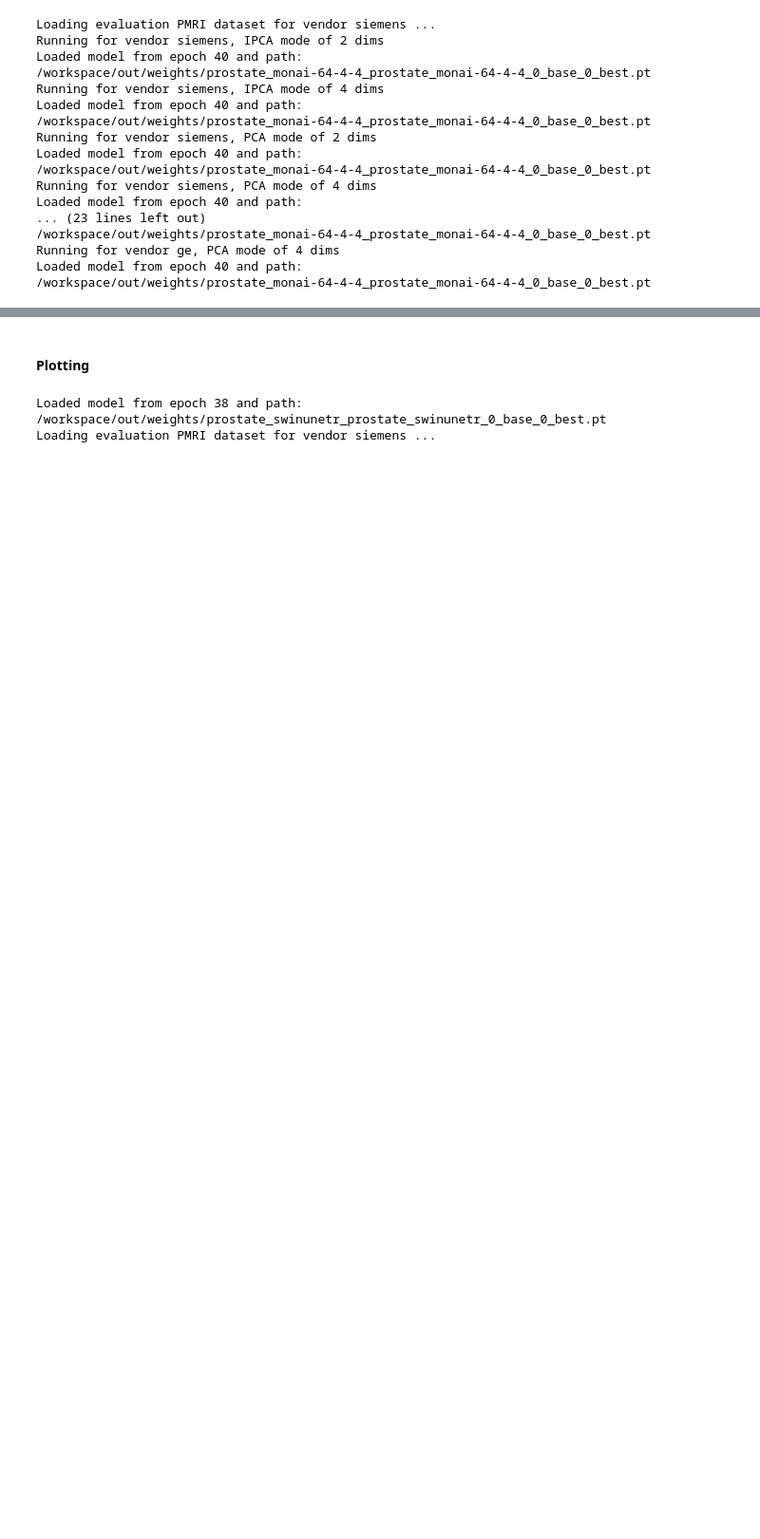
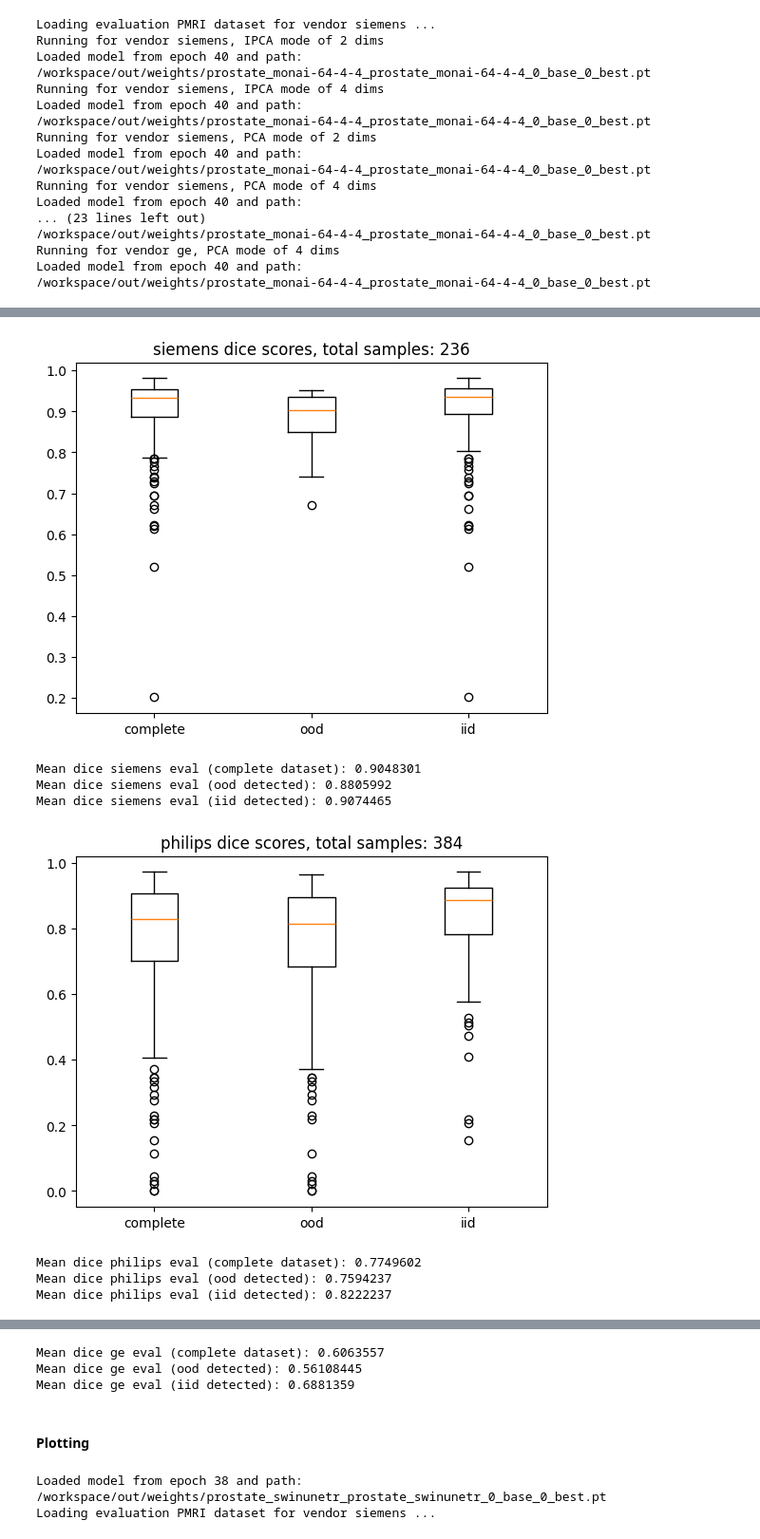
Before and after one commit to sgomezru/DSSQ, a Jupyter notebook: notebooks/explore.ipynb, the cells around one changed output, grey strips where cells are left out. Shown at 95% size. Cells and saved outputs as stored; diff of their text form; code cells hidden in the pictures; blank space fills up the shorter version.

Commit message:
Outline and some eval

```diff
--- a/notebooks/explore.ipynb
+++ b/notebooks/explore.ipynb
@@ -56,7 +57,8 @@ if unet_name != 'swinunetr': layer_names = [f'model.{"1.submodule." * i}0.conv'
 train_vendors = ['siemens']
 test_vendors = ['siemens', 'philips', 'ge']
 dim_red_modes = ['IPCA', 'PCA']
-th_values = [0.8, 0.85, 0.9, 0.95]
+# th_values = [0.8, 0.85, 0.9, 0.95]
+th_values = [0.9, 0.95]
 # %%
 def plot_batch(dataset, model, num_images=9, title=None):
     assert 0 < num_images <= 9
@@ -130,6 +132,7 @@ def eval_pmri_set(model, dataloader, eval_metrics):
 
 @torch.no_grad()
 def eval_pmri_ood(cfg, model, dataset):
+    model.empty_data()
     model.eval()
     dice_scores = []
     dm = DiceMetric(ignore_empty=True, include_background=False)
@@ -148,6 +151,9 @@ def eval_pmri_ood(cfg, model, dataset):
         batch_dices = dm(seg_mask, target).detach().cpu()
         dice_scores.append(batch_dices)
 
+    for adapter in model.adapters:
+        ret[f'{adapter.swivel}_mahal_dist'] = adapter.distances
+
     dice_scores = torch.cat(dice_scores, dim=0)
     ret['dice_scores'] = dice_scores.detach().cpu()
     return ret
@@ -192,0 +213,6 @@ for vendor in train_vendors:
+# %%
+op_mode = '2_IPCA'
+layer = layer_names[0]
+th = 0.9
+dices = outputs[op_mode][th]['dice_scores'].numpy()
+mahalanobis_distances = torch.cat(outputs[op_mode][th][f'{layer}_mahal_dist']).unsqueeze(1).numpy()
@@ -233,12 +264,19 @@ Running for vendor ge, PCA mode of 4 dims
 Loaded model from epoch 40 and path:
 /workspace/out/weights/prostate_monai-64-4-4_prostate_monai-64-4-4_0_base_0_best.pt
 # %%
+new_df = []
 for th in th_values:
     for nd in N_DIMS:
         for vendor in test_vendors:
             for dm in dim_red_modes:
                 for l in layer_names:
+                    d = {'th': th, 'dims': nd, 'dim_mode': dm, 'vendor': vendor, 'layer':l}
                     tmp_arr = torch.cat(outputs[f'{nd}_{dm}'][f'{th}_{vendor}'][l])
                     total = len(tmp_arr)
-                    ood = torch.sum(tmp_arr)
-                    print(f'{nd}_{dm} | {th}_{vendor} | {l}', total, ood, ood/total)
+                    ood = torch.sum(tmp_arr).item()
+                    d['num_samples'] = total
+                    d['num_ood'] = ood
+                    d['num_iid'] = total - ood
+                    d['ood_pct'] = ood/total
+                    d['iid_pct'] = d['num_iid']/total
+                    new_df.append(d)
@@ -262,0 +294,29 @@ for th in th_values:
+# %%
+op_mode = '2_IPCA'
+layer = layer_names[0]
+th = 0.95
+for vendor in test_vendors:
+    data = []
+    dices = outputs[op_mode][f'{th}_{vendor}']['dice_scores'].numpy()
+    mahalanobis_distances = torch.cat(outputs[op_mode][f'{th}_{vendor}'][f'{layer}_mahal_dist']).unsqueeze(1).numpy()
+    oods = torch.cat(outputs[op_mode][f'{th}_{vendor}'][layer]).unsqueeze(1).numpy()
+    dices_oods = dices[oods]
+    dices_iids = dices[~oods]
+    data.append(dices.squeeze())
+    data.append(dices_oods)
+    data.append(dices_iids)
+    plt.boxplot(data, labels=['complete', 'ood', 'iid'])
+    plt.title(f'{vendor} dice scores, total samples: {len(dices)}')
+    plt.show()
+    print(f'Mean dice {vendor} eval (complete dataset):', dices.mean())
+    print(f'Mean dice {vendor} eval (ood detected):', dices_oods.mean())
+    print(f'Mean dice {vendor} eval (iid detected):', dices_iids.mean())
+# %% [output]
+[figure, added]
+Mean dice siemens eval (complete dataset): 0.9048301
+Mean dice siemens eval (ood detected): 0.8805992
+Mean dice siemens eval (iid detected): 0.9074465
+[figure, added]
+Mean dice philips eval (complete dataset): 0.7749602
+Mean dice philips eval (ood detected): 0.7594237
+Mean dice philips eval (iid detected): 0.8222237
@@ -263,3 +324,6 @@ for th in th_values:
+Mean dice ge eval (complete dataset): 0.6063557
+Mean dice ge eval (ood detected): 0.56108445
+Mean dice ge eval (iid detected): 0.6881359
 # %% [markdown]
 #### Plotting
 # %%
```
Also changed, not shown: parts of 7 cells of this notebook, 2 other files.
